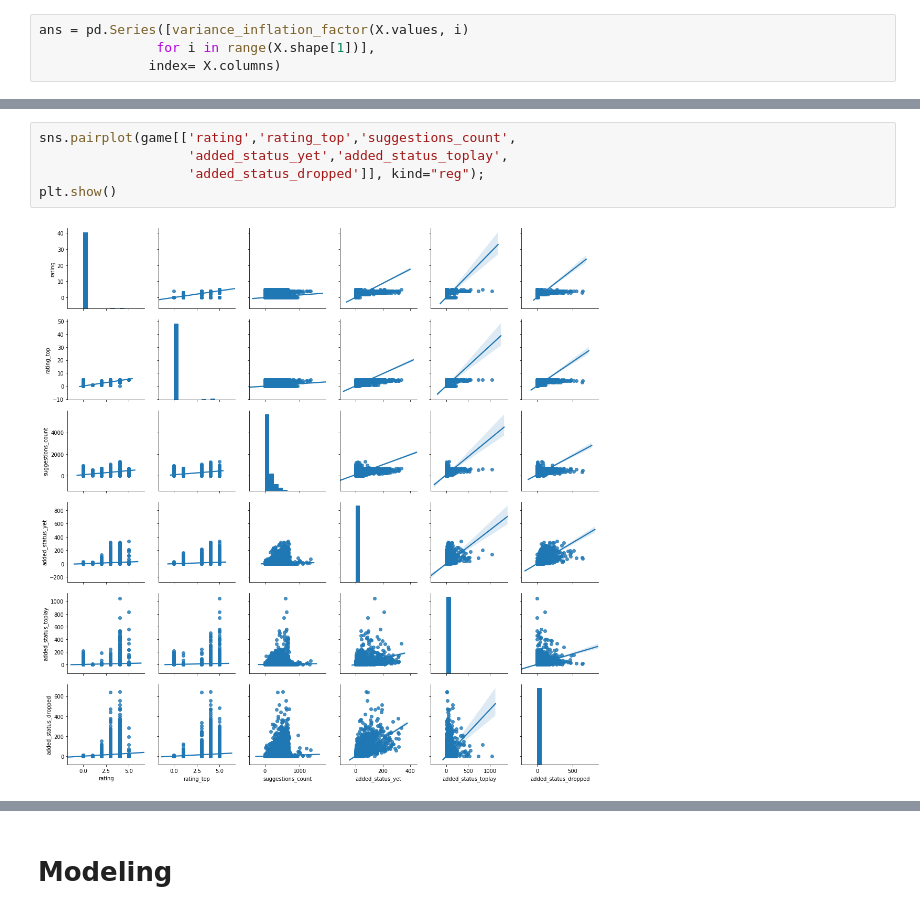
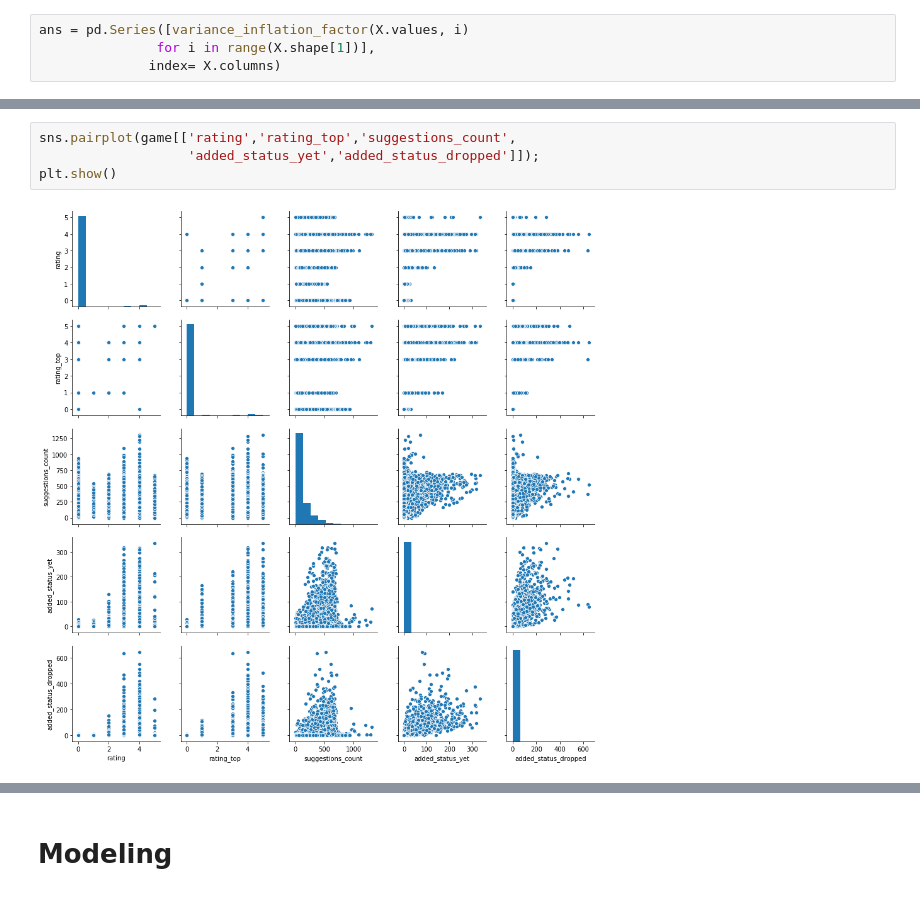
Before and after one commit to FreedomVAce/Game_Recommendation, a Jupyter notebook: Game_Recommendation.ipynb, the cells around one changed output, grey strips where cells are left out. Saved outputs shown, nothing was run; the diff lists cells and outputs as text.

```diff
--- a/Game_Recommendation.ipynb
+++ b/Game_Recommendation.ipynb
@@ -365,8 +368,7 @@ Warnings:
 [1] Standard Errors assume that the covariance matrix of the errors is correctly specified.
 # %%
 sns.pairplot(game[['rating','rating_top','suggestions_count',
-                   'added_status_yet','added_status_toplay',
-                   'added_status_dropped']], kind="reg");
+                   'added_status_yet','added_status_dropped']]);
 plt.show()
 # %% [output]
-[figure, old version]
+[figure, new version]
```
Also changed, not shown: parts of 28 cells of this notebook.
